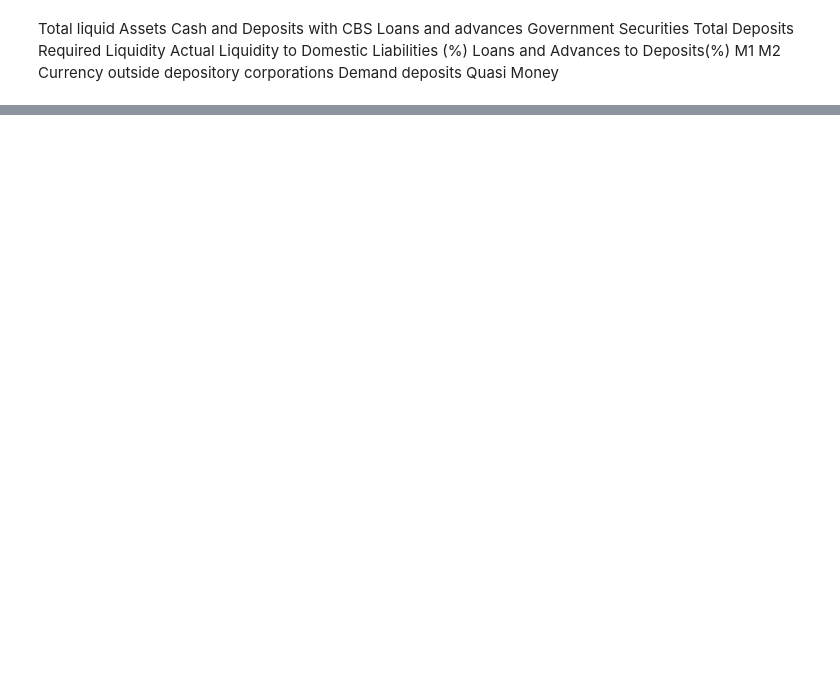
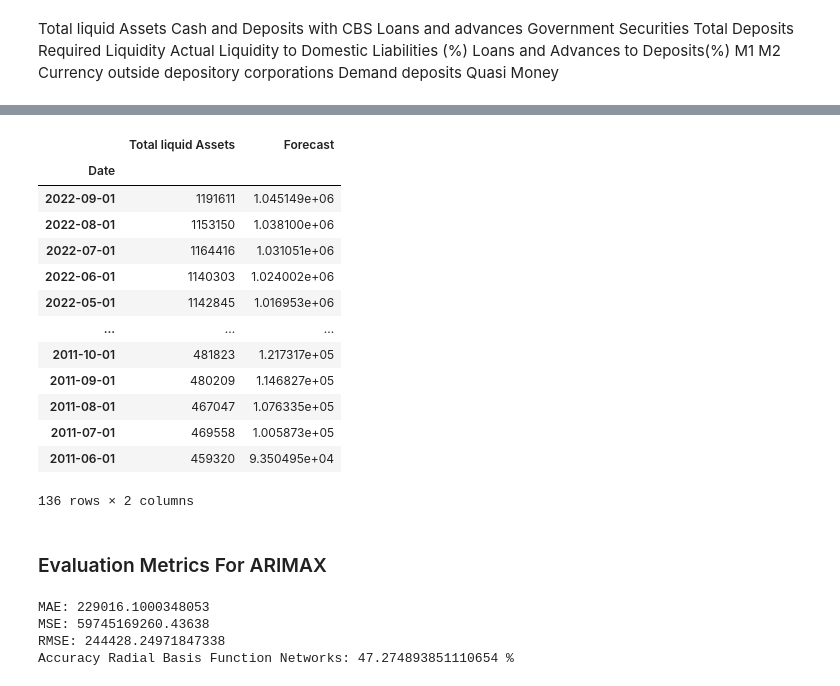
Before and after one commit to Khuks/Predicting-Aggregate-Liquidity-For-A-Central-Bank-Using-Machine-Learning-Algorithms-, a Jupyter notebook: Copy_of_Predicting_Aggregate_Liquidity.ipynb, the cells around one changed output, grey strips where cells are left out. Saved outputs shown, nothing was run; the diff lists cells and outputs as text; code cells hidden in the pictures; blank space fills up the shorter version.

```diff
--- a/Copy_of_Predicting_Aggregate_Liquidity.ipynb
+++ b/Copy_of_Predicting_Aggregate_Liquidity.ipynb
@@ -1106,3 +1149,5 @@ test.shape
+# %%
+test_index=test.index
 # %% [markdown]
 Total liquid Assets	Cash and Deposits with CBS	Loans and advances	Government Securities	Total Deposits	Required Liquidity	Actual Liquidity to Domestic Liabilities (%)	Loans and Advances to Deposits(%)	M1	M2	Currency outside depository corporations	Demand deposits	Quasi Money
 # %%
@@ -1121 +1220,37 @@ test["Forecast_ARIMAX"]=test["Forecast"]*100
+# %%
+# Join two DataFrames
+test2=test['Total liquid Assets']
+df=pd.DataFrame(test2)
+df['Forecast']=forecast4
+df1=df.drop(columns=['Forecast'])
+df1['Forecast']=forecast4
+df2=df1
+df2
+# %% [output]
+|  | Total liquid Assets | Forecast |
+| Date |  |  |
+| 2022-09-01 | 1191611 | 1.045149e+06 |
+| 2022-08-01 | 1153150 | 1.038100e+06 |
+| 2022-07-01 | 1164416 | 1.031051e+06 |
+| 2022-06-01 | 1140303 | 1.024002e+06 |
+| 2022-05-01 | 1142845 | 1.016953e+06 |
+| ... | ... | ... |
+| 2011-10-01 | 481823 | 1.217317e+05 |
+| 2011-09-01 | 480209 | 1.146827e+05 |
+| 2011-08-01 | 467047 | 1.076335e+05 |
+| 2011-07-01 | 469558 | 1.005873e+05 |
+| 2011-06-01 | 459320 | 9.350495e+04 |
+136 rows × 2 columns
+# %% [markdown]
+### Evaluation Metrics For ARIMAX
+# %%
+print('MAE:', metrics.mean_absolute_error(df2["Total liquid Assets"],df2["Forecast"]))
+print('MSE:', metrics.mean_squared_error(df2["Total liquid Assets"],df2["Forecast"]))
+print('RMSE:', np.sqrt(metrics.mean_squared_error(df2["Total liquid Assets"],df2["Forecast"])))
+print("Accuracy Radial Basis Function Networks:",metrics.r2_score(df2["Total liquid Assets"],df2["Forecast"],multioutput='variance_weighted')*-100,"%")
+# %% [output]
+MAE: 229016.1000348053
+MSE: 59745169260.43638
+RMSE: 244428.24971847338
+Accuracy Radial Basis Function Networks: 47.274893851110654 %
 # %%
```
Also changed, not shown: parts of 35 cells of this notebook.
